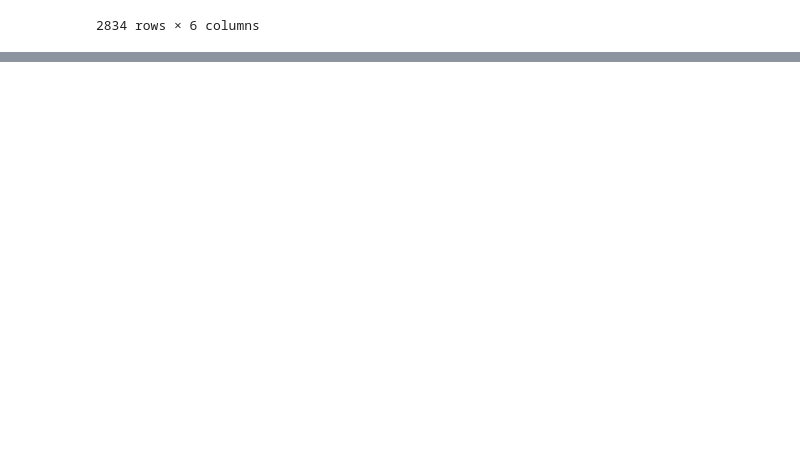
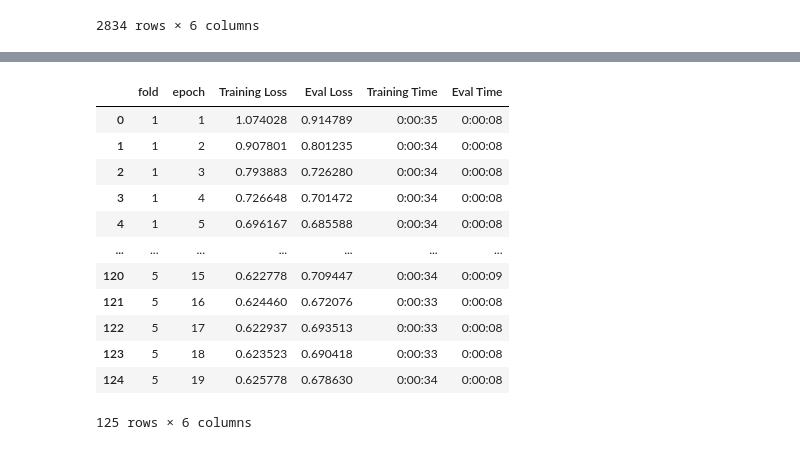
Before and after one commit to annzhukovets/internship, a Jupyter notebook: readability_rate_bert.ipynb, the cells around one changed output, grey strips where cells are left out. Cells and saved outputs as stored; diff of their text form; code cells hidden in the pictures; blank space fills up the shorter version.

```diff
--- a/readability_rate_bert.ipynb
+++ b/readability_rate_bert.ipynb
@@ -483,13 +159,0 @@ excerpts = test.text.values
-# %%
-# convert sentences into tokens
-input_ids = [tokenizer.encode(excerpt, add_special_tokens = True, max_length = MAX_LENGTH,
-                              padding='max_length') for excerpt in excerpts]
-
-input_ids = np.array(input_ids)
-attention_masks = []
-# create a mask of 1 for all input tokens and 0 for all padding tokens
-attention_masks = [[float(i>0) for i in seq] for seq in input_ids]
-attention_masks = np.array(attention_masks)
-# create token type ids
-token_type_ids = [[0 for i in seq] for seq in input_ids]
-token_type_ids = np.array(token_type_ids)
@@ -521,0 +363,21 @@ torch.cuda.empty_cache()
+# %%
+# Create a DataFrame from our training statistics.
+df_stats = pd.DataFrame(data=training_stats)
+
+# Use the 'fold' as the row index.
+# df_stats = df_stats.set_index('fold')
+df_stats
+# %% [output]
+|  | fold | epoch | Training Loss | Eval Loss | Training Time | Eval Time |
+| 0 | 1 | 1 | 1.074028 | 0.914789 | 0:00:35 | 0:00:08 |
+| 1 | 1 | 2 | 0.907801 | 0.801235 | 0:00:34 | 0:00:08 |
+| 2 | 1 | 3 | 0.793883 | 0.726280 | 0:00:34 | 0:00:08 |
+| 3 | 1 | 4 | 0.726648 | 0.701472 | 0:00:34 | 0:00:08 |
+| 4 | 1 | 5 | 0.696167 | 0.685588 | 0:00:34 | 0:00:08 |
+| ... | ... | ... | ... | ... | ... | ... |
+| 120 | 5 | 15 | 0.622778 | 0.709447 | 0:00:34 | 0:00:09 |
+| 121 | 5 | 16 | 0.624460 | 0.672076 | 0:00:33 | 0:00:08 |
+| 122 | 5 | 17 | 0.622937 | 0.693513 | 0:00:33 | 0:00:08 |
+| 123 | 5 | 18 | 0.623523 | 0.690418 | 0:00:33 | 0:00:08 |
+| 124 | 5 | 19 | 0.625778 | 0.678630 | 0:00:34 | 0:00:08 |
+125 rows × 6 columns
```
Also changed, not shown: parts of 40 cells of this notebook, 8 other files.
